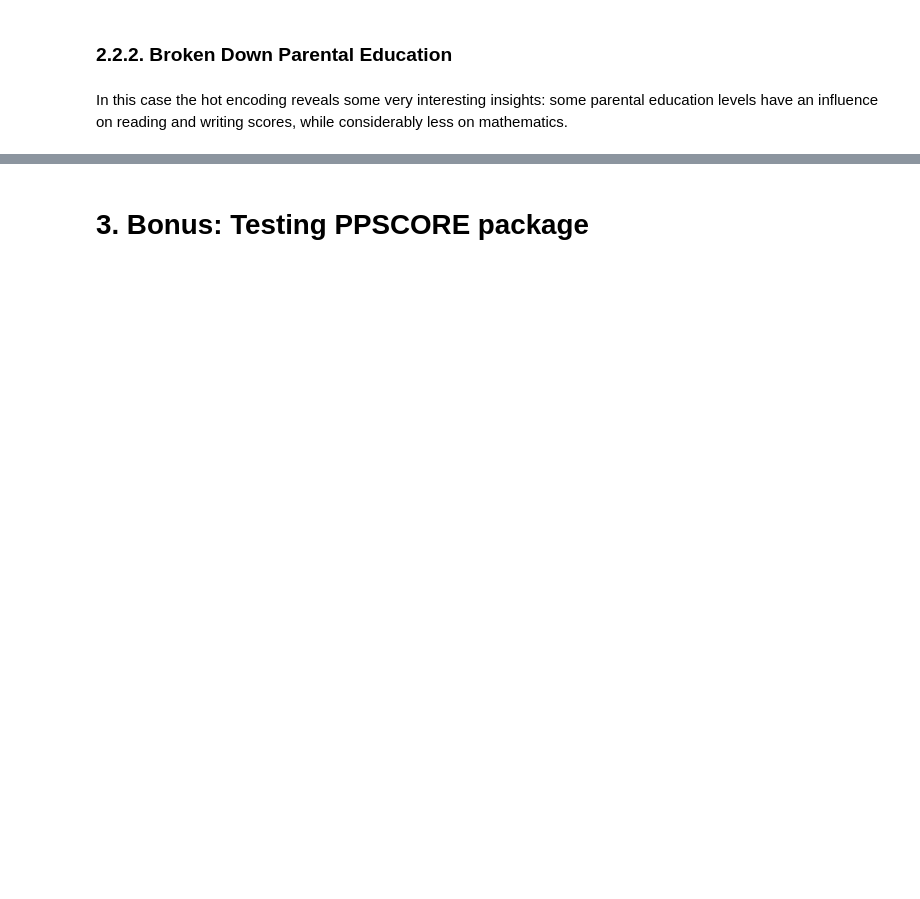
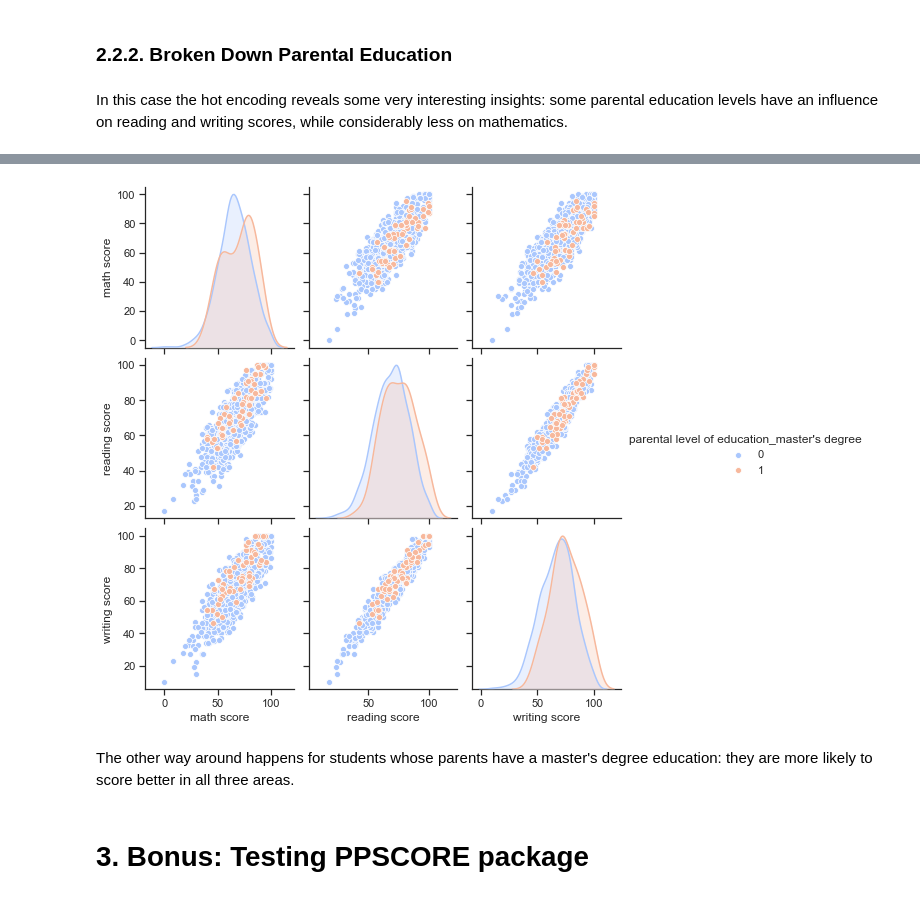
Before and after one commit to macarenasev/Exploring-Correlation-Students-Performance, a Jupyter notebook: Students Performance in Exams Exploring Correlation + BONUS ppscore package.ipynb, the cells around one changed output, grey strips where cells are left out. Cells and saved outputs as stored; diff of their text form; code cells hidden in the pictures; blank space fills up the shorter version.

```diff
--- a/Students Performance in Exams Exploring Correlation + BONUS ppscore package.ipynb
+++ b/Students Performance in Exams Exploring Correlation + BONUS ppscore package.ipynb
@@ -314,2 +343,13 @@ In this case the hot encoding reveals some very interesting insights: some paren
+# %%
+dt_tmp = data_onehotencoding[['math score', 'reading score', 'writing score', "parental level of education_master's degree"]].copy()
+# %%
+# Set up the matplotlib figure
+sns.set(style="ticks", color_codes=True)
+pairplot_bachelor = sns.pairplot(hue="parental level of education_master's degree",data=dt_tmp, palette="coolwarm")
+title = pairplot_group_E.fig.suptitle("Parental level of education_master's degree influence on scores", y = 1.05)
+# %% [output]
+[figure, added]
+# %% [markdown]
+The other way around happens for students whose parents have a master's degree education: they are more likely to score better in all three areas.
 # %% [markdown]
 # 3. Bonus: Testing PPSCORE package <a class="anchor" id="third-bullet"></a>
```
Also changed, not shown: parts of 24 cells of this notebook, 14 other files.
